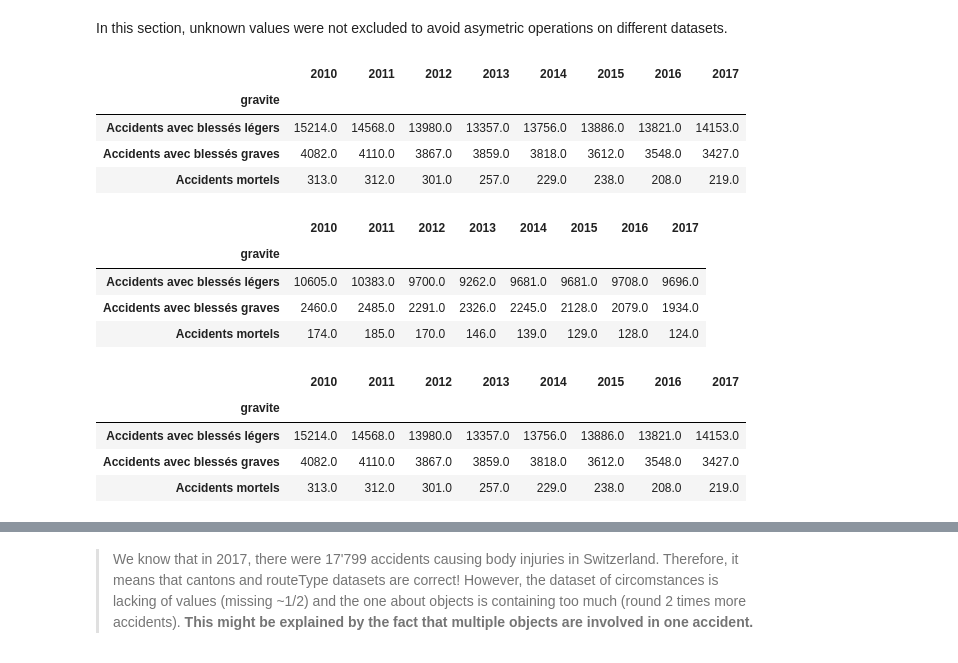
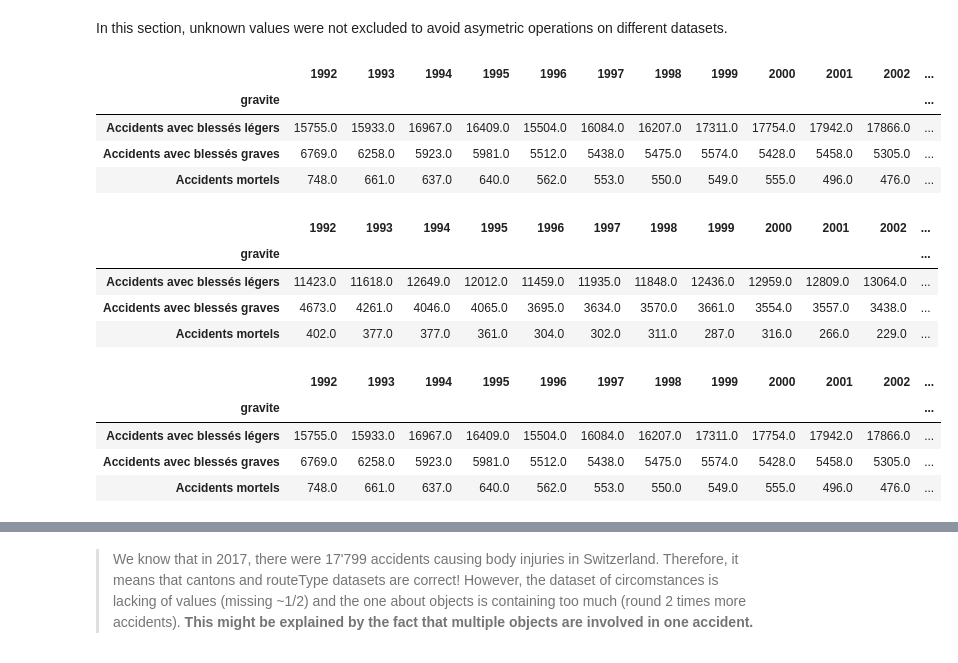
Before and after one commit to epfl-ada-2018/project-pizzafels, a Jupyter notebook: Analyzer_Main.ipynb, the cells around one changed output, grey strips where cells are left out. Drawn from its saved outputs; the diff is of its cells as text; code cells hidden in the pictures.

```diff
--- a/Analyzer_Main.ipynb
+++ b/Analyzer_Main.ipynb
@@ -137,26 +136,28 @@ ______________________________ DESCRIPTION ______________________________
 # %% [markdown]
 In this section, unknown values were not excluded to avoid asymetric operations on different datasets.
 # %%
+reg = re.compile('201[1-7]')
+
 #test dataset with cantons
 df_acc_cantons = df_Accident_cantons
 
 #only taking years from 2010 to 2017
 toDrop = []
 for elem in df_acc_cantons.columns:
     if reg.match(elem):
         toDrop.append(elem)
 df_acc_cantons = df_acc_cantons.drop(columns=toDrop)
 
 #aggregate groups by gravite
 acc_cantons = df_acc_cantons.groupby(['gravite']).sum().sort_values(['2010'], ascending=False)\
             [[col for col in df_acc_cantons.columns if IS_DATE.match(col)]]
 display(acc_cantons)
 # %% [output]
-|  | 2010 | 2011 | 2012 | 2013 | 2014 | 2015 | 2016 | 2017 |
-| gravite |  |  |  |  |  |  |  |  |
-| Accidents avec blessés légers | 15214.0 | 14568.0 | 13980.0 | 13357.0 | 13756.0 | 13886.0 | 13821.0 | 14153.0 |
-| Accidents avec blessés graves | 4082.0 | 4110.0 | 3867.0 | 3859.0 | 3818.0 | 3612.0 | 3548.0 | 3427.0 |
-| Accidents mortels | 313.0 | 312.0 | 301.0 | 257.0 | 229.0 | 238.0 | 208.0 | 219.0 |
+|  | 1992 | 1993 | 1994 | 1995 | 1996 | 1997 | 1998 | 1999 | 2000 | 2001 | 2002 | ... |
+| gravite |  |  |  |  |  |  |  |  |  |  |  | ... |
+| Accidents avec blessés légers | 15755.0 | 15933.0 | 16967.0 | 16409.0 | 15504.0 | 16084.0 | 16207.0 | 17311.0 | 17754.0 | 17942.0 | 17866.0 | ... |
+| Accidents avec blessés graves | 6769.0 | 6258.0 | 5923.0 | 5981.0 | 5512.0 | 5438.0 | 5475.0 | 5574.0 | 5428.0 | 5458.0 | 5305.0 | ... |
+| Accidents mortels | 748.0 | 661.0 | 637.0 | 640.0 | 562.0 | 553.0 | 550.0 | 549.0 | 555.0 | 496.0 | 476.0 | ... |
 # %%
 #test dataset with circonstances
 df_acc_circo = df_Accident_circonstances
@@ -173,11 +174,11 @@ acc_circo = df_acc_circo.groupby(['gravite']).sum().sort_values(['2010'], ascend
             [[col for col in df_acc_circo.columns if IS_DATE.match(col)]]
 display(acc_circo)
 # %% [output]
-|  | 2010 | 2011 | 2012 | 2013 | 2014 | 2015 | 2016 | 2017 |
-| gravite |  |  |  |  |  |  |  |  |
-| Accidents avec blessés légers | 10605.0 | 10383.0 | 9700.0 | 9262.0 | 9681.0 | 9681.0 | 9708.0 | 9696.0 |
-| Accidents avec blessés graves | 2460.0 | 2485.0 | 2291.0 | 2326.0 | 2245.0 | 2128.0 | 2079.0 | 1934.0 |
-| Accidents mortels | 174.0 | 185.0 | 170.0 | 146.0 | 139.0 | 129.0 | 128.0 | 124.0 |
+|  | 1992 | 1993 | 1994 | 1995 | 1996 | 1997 | 1998 | 1999 | 2000 | 2001 | 2002 | ... |
+| gravite |  |  |  |  |  |  |  |  |  |  |  | ... |
+| Accidents avec blessés légers | 11423.0 | 11618.0 | 12649.0 | 12012.0 | 11459.0 | 11935.0 | 11848.0 | 12436.0 | 12959.0 | 12809.0 | 13064.0 | ... |
+| Accidents avec blessés graves | 4673.0 | 4261.0 | 4046.0 | 4065.0 | 3695.0 | 3634.0 | 3570.0 | 3661.0 | 3554.0 | 3557.0 | 3438.0 | ... |
+| Accidents mortels | 402.0 | 377.0 | 377.0 | 361.0 | 304.0 | 302.0 | 311.0 | 287.0 | 316.0 | 266.0 | 229.0 | ... |
 # %%
 #test dataset with route type
 df_acc_routeType = df_Accident_type_route
@@ -194,11 +195,11 @@ acc_routeType = df_acc_routeType.groupby(['gravite']).sum().sort_values(['2010']
             [[col for col in df_acc_routeType.columns if IS_DATE.match(col)]]
 display(acc_routeType)
 # %% [output]
-|  | 2010 | 2011 | 2012 | 2013 | 2014 | 2015 | 2016 | 2017 |
-| gravite |  |  |  |  |  |  |  |  |
-| Accidents avec blessés légers | 15214.0 | 14568.0 | 13980.0 | 13357.0 | 13756.0 | 13886.0 | 13821.0 | 14153.0 |
-| Accidents avec blessés graves | 4082.0 | 4110.0 | 3867.0 | 3859.0 | 3818.0 | 3612.0 | 3548.0 | 3427.0 |
-| Accidents mortels | 313.0 | 312.0 | 301.0 | 257.0 | 229.0 | 238.0 | 208.0 | 219.0 |
+|  | 1992 | 1993 | 1994 | 1995 | 1996 | 1997 | 1998 | 1999 | 2000 | 2001 | 2002 | ... |
+| gravite |  |  |  |  |  |  |  |  |  |  |  | ... |
+| Accidents avec blessés légers | 15755.0 | 15933.0 | 16967.0 | 16409.0 | 15504.0 | 16084.0 | 16207.0 | 17311.0 | 17754.0 | 17942.0 | 17866.0 | ... |
+| Accidents avec blessés graves | 6769.0 | 6258.0 | 5923.0 | 5981.0 | 5512.0 | 5438.0 | 5475.0 | 5574.0 | 5428.0 | 5458.0 | 5305.0 | ... |
+| Accidents mortels | 748.0 | 661.0 | 637.0 | 640.0 | 562.0 | 553.0 | 550.0 | 549.0 | 555.0 | 496.0 | 476.0 | ... |
 # %%
 #test dataset with objects
 df_acc_objet = df_Accident_objets
```
Also changed, not shown: parts of 6 cells of this notebook, 1 other file.
